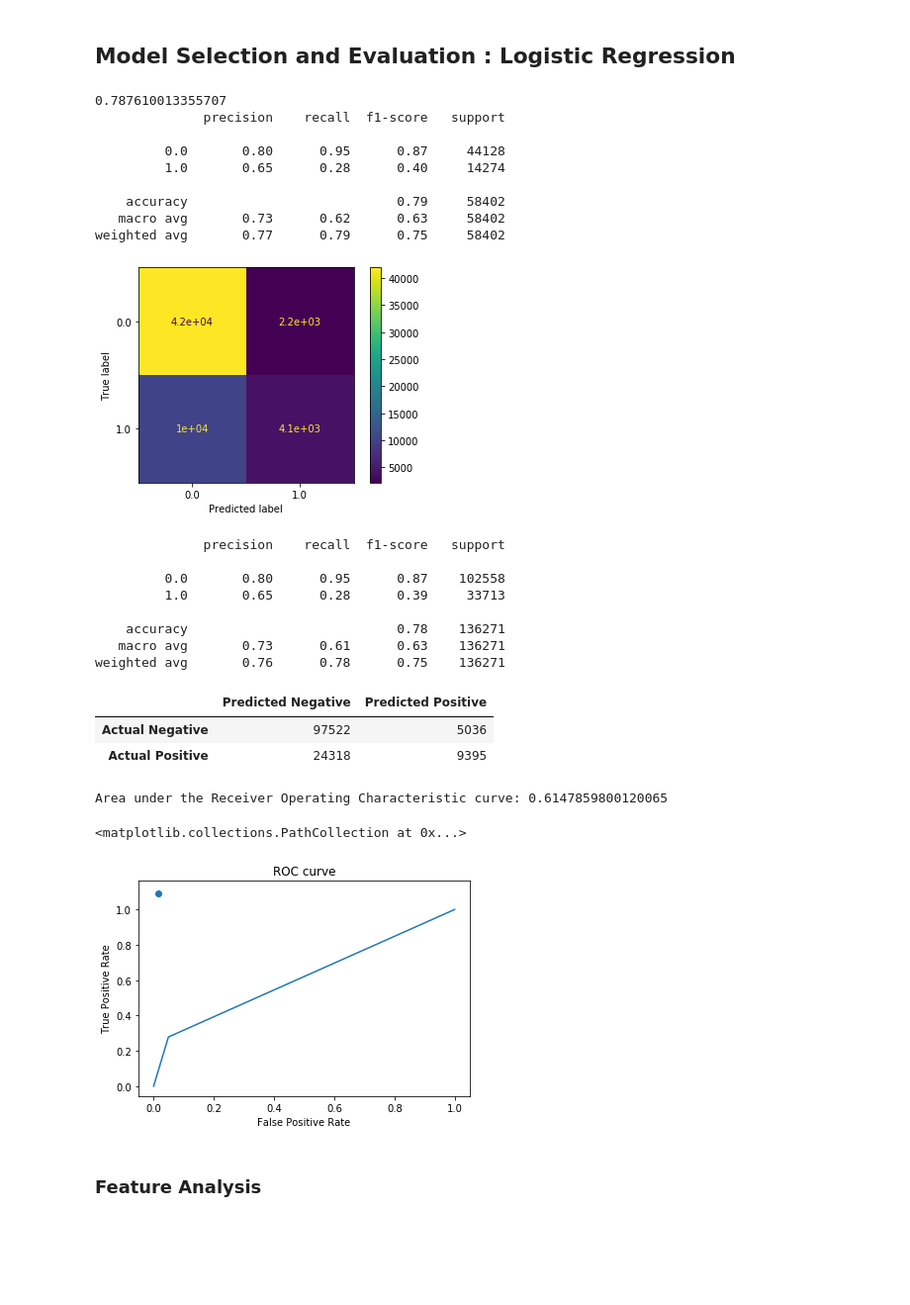
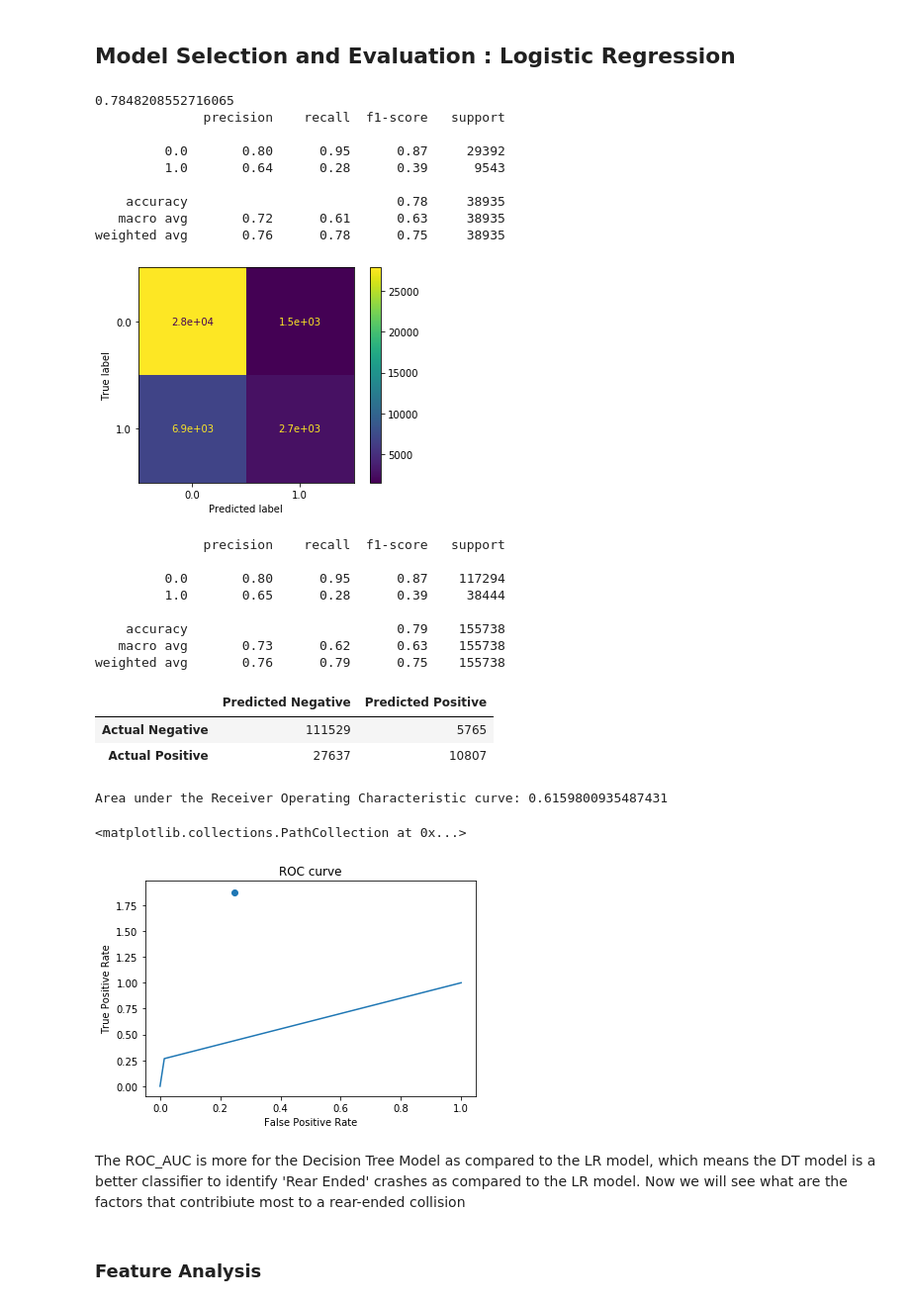
Before and after one commit to in04436r/Car-Crash-Severeity, a Jupyter notebook: Notebooks/Collision_Analysis_RE.ipynb, the cells around one changed output. Shown at 99% size. Cells and saved outputs as stored; diff of their text form; code cells hidden in the pictures; blank space fills up the shorter version.

```diff
--- a/Notebooks/Collision_Analysis_RE.ipynb
+++ b/Notebooks/Collision_Analysis_RE.ipynb
@@ -328,3 +346,3 @@ dt_model = DecisionTreeClassifier(criterion="gini", random_state=1,max_depth=4)
 X_train, X_test, y_train, y_test = train_test_split(X, y, test_size=0.20, random_state=42, stratify=y)
 # %%
-dt_model.fit(X_train, y_train)
+dt=dt_model.fit(X_train, y_train)
@@ -407,75 +419,76 @@ from sklearn.metrics import classification_report
 
 LR = LogisticRegression(max_iter=100000)
 
-X_train, X_test, y_train, y_test = train_test_split(X,y,test_size=0.30)
+X_train1, X_test1, y_train1, y_test1 = train_test_split(X,y,test_size=0.20)
 
-LR.fit(X_train,y_train)
-score = LR.score(X_test, y_test)
+LR.fit(X_train1,y_train1)
+score = LR.score(X_test1, y_test1)
 print(score)
 
-#y_pred = LR.predict(X_test)
 
+plot_confusion_matrix(LR,X_test1,y_test1)
 
-plot_confusion_matrix(LR,X_test,y_test)
-
-y_pred = LR.predict(X_test)
-print(classification_report(y_test, y_pred))
+y_pred = LR.predict(X_test1)
+print(classification_report(y_test1, y_pred))
 # %% [output]
-0.787610013355707
+0.7848208552716065
               precision    recall  f1-score   support
 
-         0.0       0.80      0.95      0.87     44128
-         1.0       0.65      0.28      0.40     14274
+         0.0       0.80      0.95      0.87     29392
+         1.0       0.64      0.28      0.39      9543
 
-    accuracy                           0.79     58402
-   macro avg       0.73      0.62      0.63     58402
-weighted avg       0.77      0.79      0.75     58402
+    accuracy                           0.78     38935
+   macro avg       0.72      0.61      0.63     38935
+weighted avg       0.76      0.78      0.75     38935
-[figure, old version]
+[figure, new version]
 # %%
-y_train_pred = LR.predict(X_train)
-y_test_pred = LR.predict(X_test)
+y_train_pred1 = LR.predict(X_train1)
+y_test_pred1 = LR.predict(X_test1)
 # %%
 from sklearn.metrics import classification_report, confusion_matrix
 threshold = 0.1
-y_test_pred = y_train_pred >= threshold
-print(classification_report(y_train, y_test_pred))
-pd.DataFrame(confusion_matrix(y_train, y_test_pred),
+y_test_pred1 = y_train_pred1 >= threshold
+print(classification_report(y_train1, y_test_pred1))
+pd.DataFrame(confusion_matrix(y_train1, y_test_pred1),
              columns=['Predicted Negative', 'Predicted Positive'],
              index=['Actual Negative', 'Actual Positive'])
 # %% [output]
               precision    recall  f1-score   support
 
-         0.0       0.80      0.95      0.87    102558
-         1.0       0.65      0.28      0.39     33713
+         0.0       0.80      0.95      0.87    117294
+         1.0       0.65      0.28      0.39     38444
 
-    accuracy                           0.78    136271
-   macro avg       0.73      0.61      0.63    136271
-weighted avg       0.76      0.78      0.75    136271
+    accuracy                           0.79    155738
+   macro avg       0.73      0.62      0.63    155738
+weighted avg       0.76      0.79      0.75    155738
 |  | Predicted Negative | Predicted Positive |
-| Actual Negative | 97522 | 5036 |
-| Actual Positive | 24318 | 9395 |
+| Actual Negative | 111529 | 5765 |
+| Actual Positive | 27637 | 10807 |
 # %%
 from sklearn.metrics import roc_auc_score, roc_curve
 fpr, tpr, thresholds = roc_curve(y_train, y_test_pred)
 plt.plot(fpr, tpr)
 plt.title('ROC curve')
 plt.xlabel('False Positive Rate')
 plt.ylabel('True Positive Rate')
 print('Area under the Receiver Operating Characteristic curve:',
-      roc_auc_score(y_train, y_test_pred))
+      roc_auc_score(y_train1, y_test_pred1))
 
 # When threshold = 0.1
-false_positives = 1658
-true_positives = 10252
-actual_negative=97522
-actual_positive=9395
+false_positives = 27637
+true_positives = 10807
+actual_negative=111529
+actual_positive=5765
 false_positive_rate = false_positives/actual_negative
 true_positive_rate = true_positives/actual_positive
 plt.scatter(false_positive_rate, true_positive_rate)
 # %% [output]
-Area under the Receiver Operating Characteristic curve: 0.6147859800120065
+Area under the Receiver Operating Characteristic curve: 0.6159800935487431
 <matplotlib.collections.PathCollection at 0x...>
-[figure, old version]
+[figure, new version]
+# %% [markdown]
+The ROC_AUC is more for the Decision Tree Model as compared to the LR model, which means the DT model is a better classifier to identify 'Rear Ended' crashes as compared to the LR model.
+Now we will see what are the factors that contribiute most to a rear-ended collision
 # %% [markdown]
 ### Feature Analysis
 # %%
```
Also changed, not shown: parts of 24 cells of this notebook.
